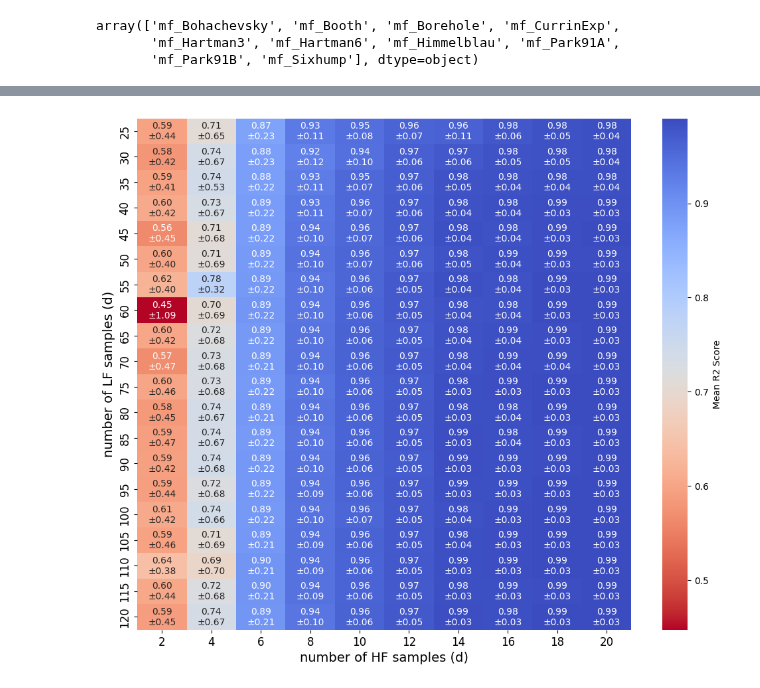
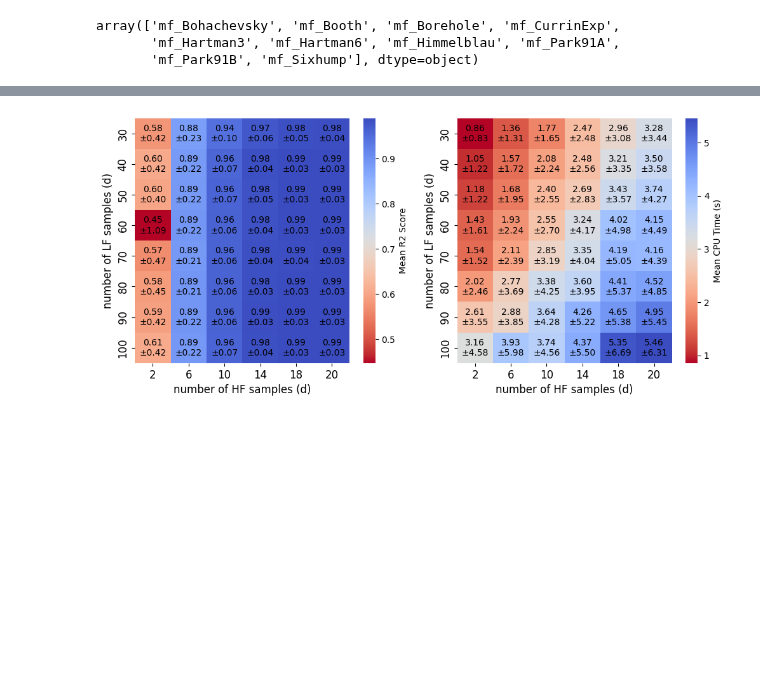
Before and after one commit to bessagroup/mfbml, a Jupyter notebook: studies/Data_scarce_comprehensive_experiments/MF_RBF_Kriging_experiments/results_analysis/ablation_study.ipynb, the cells around one changed output, grey strips where cells are left out. Drawn from its saved outputs; the diff is of its cells as text; code cells hidden in the pictures; blank space fills up the shorter version.

Commit message:
mf_kriging_same_computational_resource

```diff
--- a/studies/Data_scarce_comprehensive_experiments/MF_RBF_Kriging_experiments/results_analysis/ablation_study.ipynb
+++ b/studies/Data_scarce_comprehensive_experiments/MF_RBF_Kriging_experiments/results_analysis/ablation_study.ipynb
@@ -46,3 +118,20 @@ mf_rbf_kriging_results.problem.unique()
 array(['mf_Bohachevsky', 'mf_Booth', 'mf_Borehole', 'mf_CurrinExp',
        'mf_Hartman3', 'mf_Hartman6', 'mf_Himmelblau', 'mf_Park91A',
        'mf_Park91B', 'mf_Sixhump'], dtype=object)
+# %%
+# create a new dataframe of  mf_rbf_kriging_results with num_lf from 25 to 100 with step 10
+# and num_hf from 2 to 20 with step 4
+mf_rbf_kriging_results_new = pd.DataFrame()
+for num_lf in range(30, 101, 10):
+    num_lf = int(num_lf)
+    for num_hf in [2, 6, 10, 14, 18, 20]:
+        num_hf = int(num_hf)
+        mf_rbf_kriging_results_new = pd.concat(
+            [
+                mf_rbf_kriging_results_new,
+                mf_rbf_kriging_results[
+                    (mf_rbf_kriging_results["num_lf"] == num_lf)
+                    & (mf_rbf_kriging_results["num_hf"] == num_hf)
+                ],
+            ]
+        )
@@ -49,39 +154,84 @@ array(['mf_Bohachevsky', 'mf_Booth', 'mf_Borehole', 'mf_CurrinExp',
 # %%
 # Create a pivot table for num_lf, num_hf, mean, and std of r2
-pivot_table = mf_rbf_kriging_results.pivot_table(
+pivot_table = mf_rbf_kriging_results_new.pivot_table(
     values="r2", index="num_lf", columns="num_hf", aggfunc=["mean", "std"]
 )
 
 # Create a custom annotation array with both mean and std values
 annotations_mean = pivot_table["mean"].applymap(
     "{:.2f}".format).astype(str).values
 annotations_std = "±" + \
     pivot_table["std"].applymap("{:.2f}".format).astype(str).values
 
 # Combine annotations
 annotations_combined = [
     f"{m}\n{s}" for m, s in zip(annotations_mean.flatten(), annotations_std.flatten())
 ]
 annotations_combined = np.array(
     annotations_combined).reshape(annotations_mean.shape)
 
-# Create a combined heatmap
-plt.figure(figsize=(12, 10))
+
+# Create a pivot table for num_lf, num_hf, mean, and std of cpu_time
+pivot_table_cpu_time = mf_rbf_kriging_results_new.pivot_table(
+    values="cpu_time", index="num_lf", columns="num_hf", aggfunc=["mean", "std"]
+)
+
+# Create a custom annotation array with both mean and std values for cpu_time
+annotations_mean_cpu_time = (
+    pivot_table_cpu_time["mean"].applymap("{:.2f}".format).astype(str).values
+)
+annotations_std_cpu_time = (
+    "±" +
+    pivot_table_cpu_time["std"].applymap("{:.2f}".format).astype(str).values
+)
+
+# Combine annotations for cpu_time
+annotations_combined_cpu_time = [
+    f"{m}\n{s}"
+    for m, s in zip(
+        annotations_mean_cpu_time.flatten(), annotations_std_cpu_time.flatten()
+    )
+]
+annotations_combined_cpu_time = np.array(annotations_combined_cpu_time).reshape(
+    annotations_mean_cpu_time.shape
+)
+
+# Create a combined heatmap for cpu_time
+fig, ax = plt.subplots(1, 2, figsize=(12, 5))
+
 sns.heatmap(
     pivot_table["mean"],
     annot=annotations_combined,
     fmt="",
     cmap="coolwarm_r",
     cbar_kws={"label": "Mean R2 Score"},
+    annot_kws={"color": "black"},
+    ax=ax[0],
 )
-# plt.title("R2 Score of MF-RBF-Kriging with different number of samples")
-plt.xlabel("number of HF samples (d)", fontsize=14)
-plt.ylabel("number of LF samples (d)", fontsize=14)
+ax[0].set_xlabel("number of HF samples (d)", fontsize=12)
+ax[0].set_ylabel("number of LF samples (d)", fontsize=12)
+ax[0].set_xticklabels([2, 6, 10, 14, 18, 20], fontsize=12)
+ax[0].set_yticklabels([30, 40, 50, 60, 70, 80, 90, 100], fontsize=12)
+plt.yticks(fontsize=12)
+sns.heatmap(
+    pivot_table_cpu_time["mean"],
+    annot=annotations_combined_cpu_time,
+    fmt="",
+    cmap="coolwarm_r",
+    annot_kws={"color": "black"},
+    cbar_kws={"label": "Mean CPU Time (s)"},
+    ax=ax[1],
+)
+plt.xlabel("number of HF samples (d)", fontsize=12)
+plt.ylabel("number of LF samples (d)", fontsize=12)
 plt.xticks(fontsize=12)
 plt.yticks(fontsize=12)
-plt.savefig("mf_rbf_kriging_r2_score.png", dpi=300, bbox_inches="tight")
-plt.savefig("mf_rbf_kriging_r2_score.pdf", dpi=300, bbox_inches="tight")
-plt.savefig("mf_rbf_kriging_r2_score.svg", dpi=300, bbox_inches="tight")
+plt.savefig("mf_rbf_kriging_sample_influence.png",
+            dpi=300, bbox_inches="tight")
+plt.savefig("mf_rbf_kriging_sample_influence.pdf",
+            dpi=300, bbox_inches="tight")
+plt.savefig("mf_rbf_kriging_sample_influence.svg",
+            dpi=300, bbox_inches="tight")
 plt.show()
 # %% [output]
-[figure, old version]
+[figure, new version]
```
Also changed, not shown: parts of 10 cells of this notebook, 24 other files.
